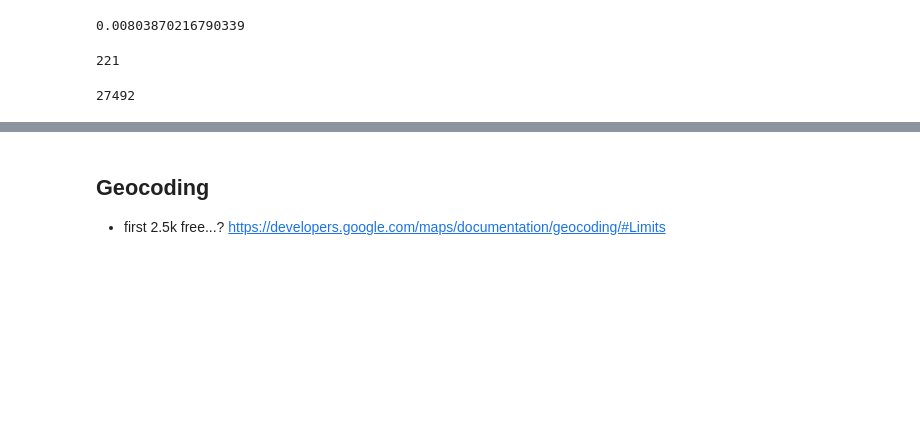
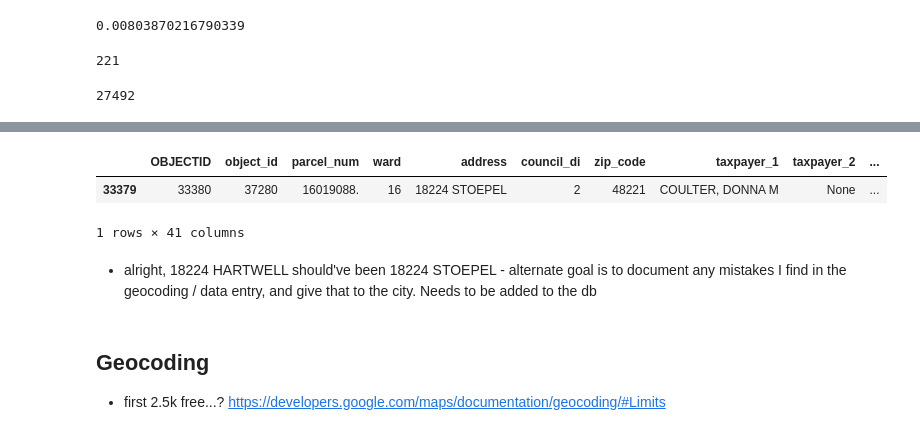
Before and after one commit to gperrin12/detroit_validate_address, a Jupyter notebook: experiments/detroit_project5_validate_address.ipynb, the cells around one changed output, grey strips where cells are left out. Cells and saved outputs as stored; diff of their text form; code cells hidden in the pictures; blank space fills up the shorter version.

```diff
--- a/experiments/detroit_project5_validate_address.ipynb
+++ b/experiments/detroit_project5_validate_address.ipynb
@@ -231,3 +273,15 @@ len(rental_gdf)
+# %%
+parcel_gdf = gpd.read_file('../data/Parcels/Parcels.shp')
+# %%
+parcel_gdf_nona = parcel_gdf[~parcel_gdf['taxpayer_1'].isna()]
+# %%
+parcel_gdf_nona[(parcel_gdf_nona['taxpayer_1'].str.contains('COULTER')) & parcel_gdf_nona['taxpayer_1'].str.contains('DONNA')]
+# %% [output]
+|  | OBJECTID | object_id | parcel_num | ward | address | council_di | zip_code | taxpayer_1 | taxpayer_2 | ... |
+| 33379 | 33380 | 37280 | 16019088. | 16 | 18224 STOEPEL | 2 | 48221 | COULTER, DONNA M | None | ... |
+1 rows × 41 columns
+# %% [markdown]
+- alright, 18224 HARTWELL should've been 18224 STOEPEL - alternate goal is to document any mistakes I find in the geocoding / data entry, and give that to the city. Needs to be added to the db
 # %% [markdown]
 ## Geocoding
 - first 2.5k free...?
```
Also changed, not shown: parts of 11 cells of this notebook.
